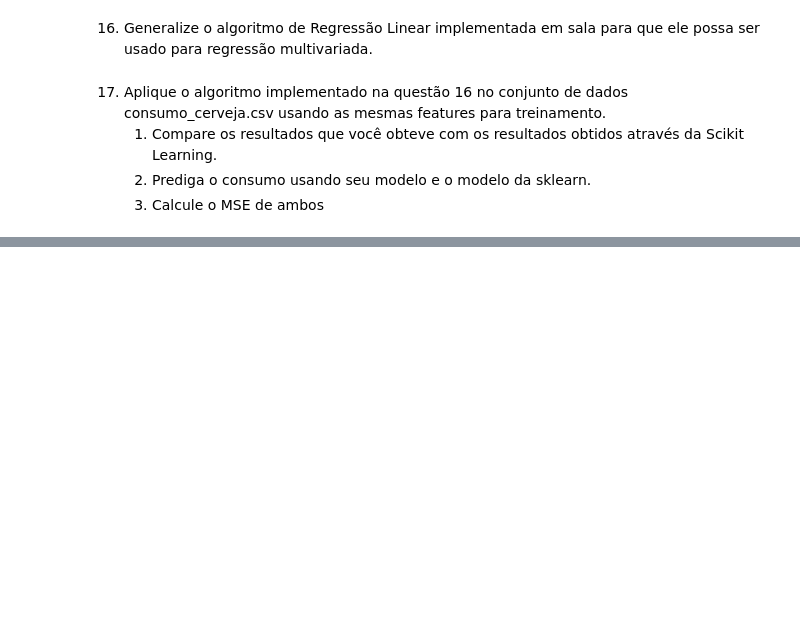
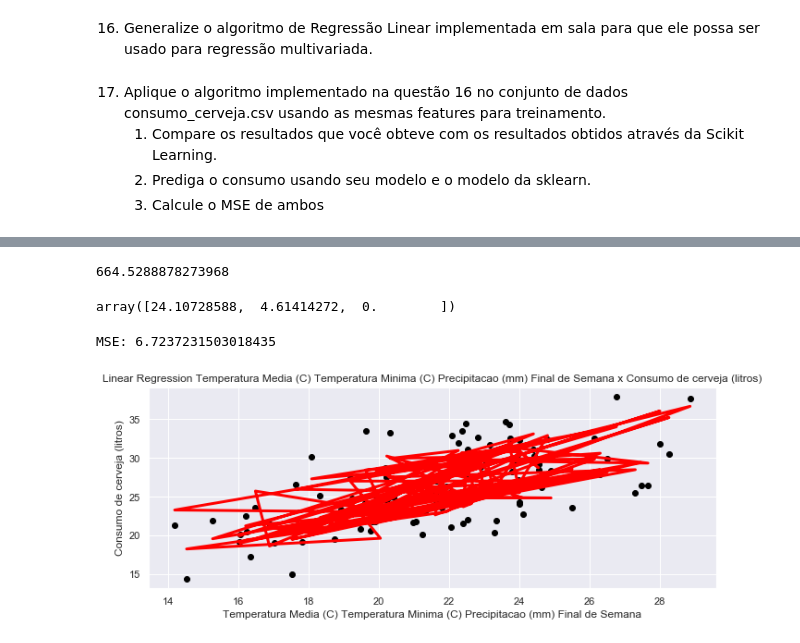
Before and after one commit to lennonalvesdias/fiap-8ia-python, a Jupyter notebook: trabalho_final.ipynb, the cells around one changed output, grey strips where cells are left out. Cells and saved outputs as stored; diff of their text form; code cells hidden in the pictures; blank space fills up the shorter version.

Commit message:
regression multiple

```diff
--- a/trabalho_final.ipynb
+++ b/trabalho_final.ipynb
@@ -273,3 +308,6 @@ Analisando o MSE, com o agrupamento das três features, o erro está mais próxi
     1. Compare os resultados que você obteve com os resultados obtidos através da Scikit Learning.
     2. Prediga o consumo usando seu modelo e o modelo da sklearn.
     3. Calcule o MSE de ambos
+# %%
+beer = pd.read_csv('./consumo_cerveja.csv', sep=';')
+beer.head(3)
@@ -275,0 +330,15 @@ Analisando o MSE, com o agrupamento das três features, o erro está mais próxi
+# %%
+custo = lr.cost_function(x,y,theta)
+custo
+# %% [output]
+664.5288878273968
+# %%
+theta_lr, custo_h = lr.gradient_descent(x,y,theta,alpha,iterations)
+theta_lr
+# %% [output]
+array([24.10728588,  4.61414272,  0.        ])
+# %%
+show_regression(beer, ['Temperatura Media (C)', 'Temperatura Minima (C)', 'Precipitacao (mm)', 'Final de Semana'], ['Consumo de cerveja (litros)'])
+# %% [output]
+MSE: 6.7237231503018435
+[figure, added]
```
Also changed, not shown: parts of 5 cells of this notebook.
